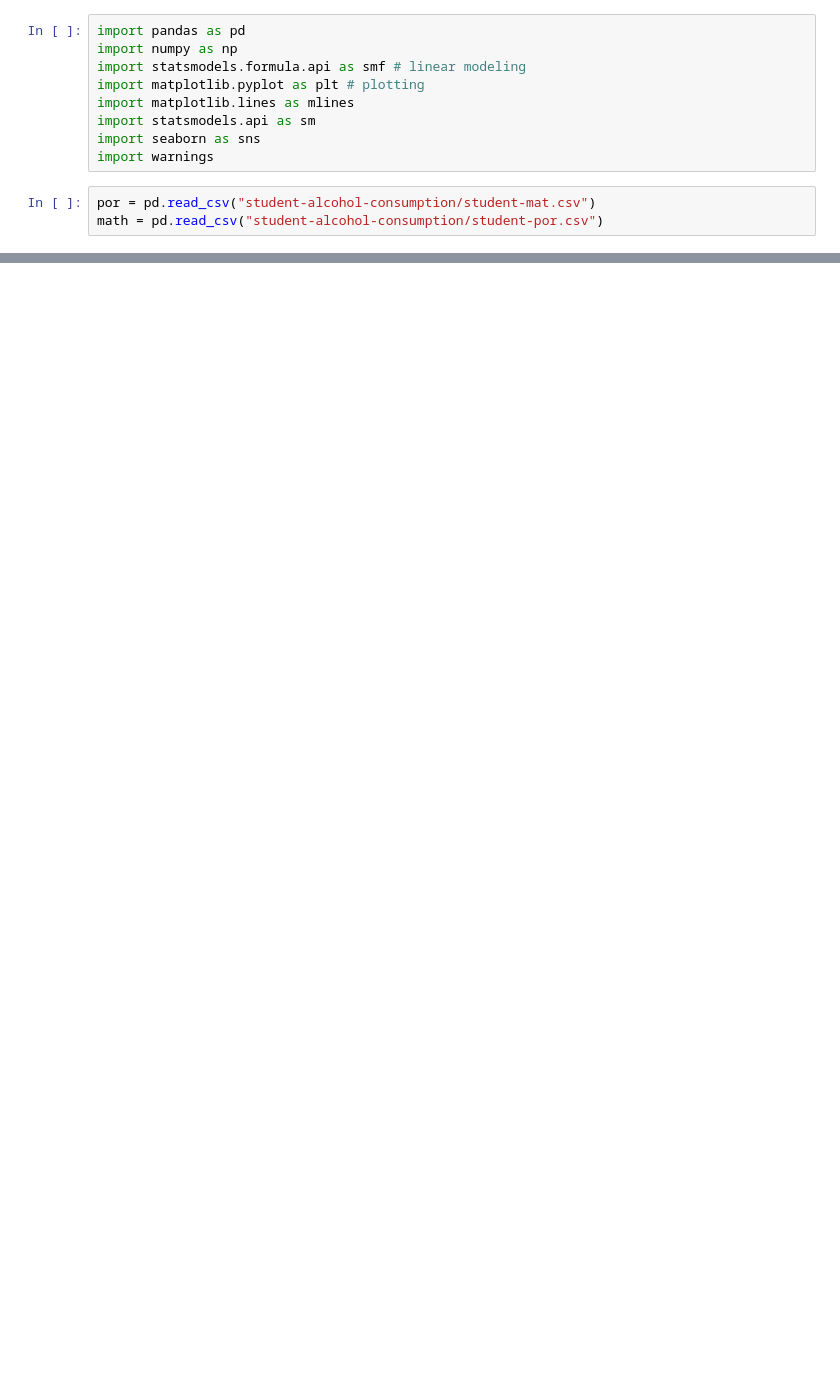
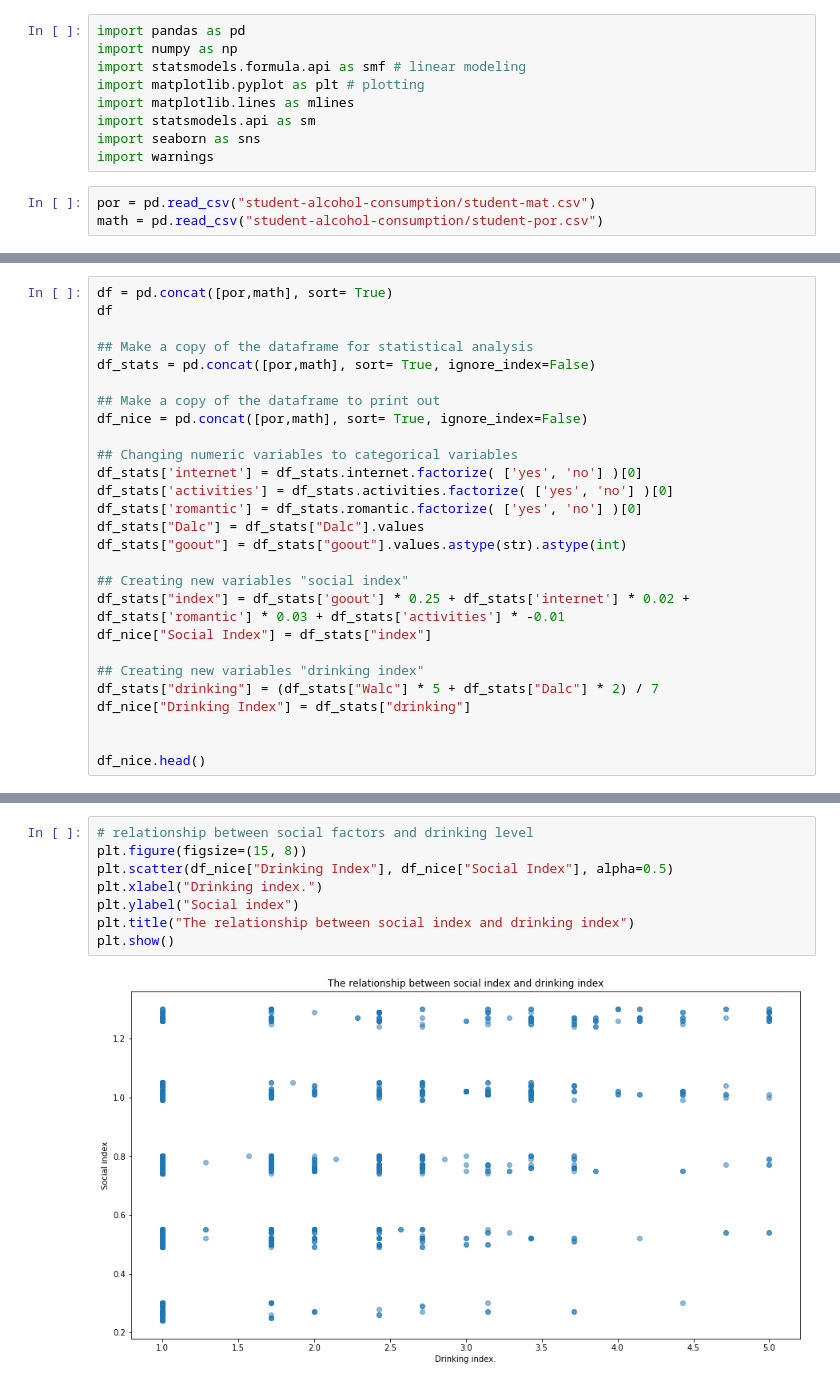
Before and after one commit to chengyi9/370-final, a Jupyter notebook: Rough Work.ipynb, the cells around one changed output, grey strips where cells are left out. Cells and saved outputs as stored; diff of their text form; blank space fills up the shorter version.

```diff
--- a/Rough Work.ipynb
+++ b/Rough Work.ipynb
@@ -35,0 +13,27 @@ df
+# %%
+df = pd.concat([por,math], sort= True)
+df
+
+## Make a copy of the dataframe for statistical analysis
+df_stats = pd.concat([por,math], sort= True, ignore_index=False)
+
+## Make a copy of the dataframe to print out
+df_nice = pd.concat([por,math], sort= True, ignore_index=False)
+
+## Changing numeric variables to categorical variables
+df_stats['internet'] = df_stats.internet.factorize( ['yes', 'no'] )[0]
+df_stats['activities'] = df_stats.activities.factorize( ['yes', 'no'] )[0]
+df_stats['romantic'] = df_stats.romantic.factorize( ['yes', 'no'] )[0]
+df_stats["Dalc"] = df_stats["Dalc"].values
+df_stats["goout"] = df_stats["goout"].values.astype(str).astype(int)
+
+## Creating new variables "social index"
+df_stats["index"] = df_stats['goout'] * 0.25 + df_stats['internet'] * 0.02 + df_stats['romantic'] * 0.03 + df_stats['activities'] * -0.01
+df_nice["Social Index"] = df_stats["index"]
+
+## Creating new variables "drinking index"
+df_stats["drinking"] = (df_stats["Walc"] * 5 + df_stats["Dalc"] * 2) / 7
+df_nice["Drinking Index"] = df_stats["drinking"]
+
+
+df_nice.head()
@@ -35,0 +132,10 @@ df
+# %%
+# relationship between social factors and drinking level
+plt.figure(figsize=(15, 8))
+plt.scatter(df_nice["Drinking Index"], df_nice["Social Index"], alpha=0.5)
+plt.xlabel("Drinking index.")
+plt.ylabel("Social index")
+plt.title("The relationship between social index and drinking index")
+plt.show()
+# %% [output]
+[figure, added]
```
Also changed, not shown: parts of 13 cells of this notebook, 1 other file.
